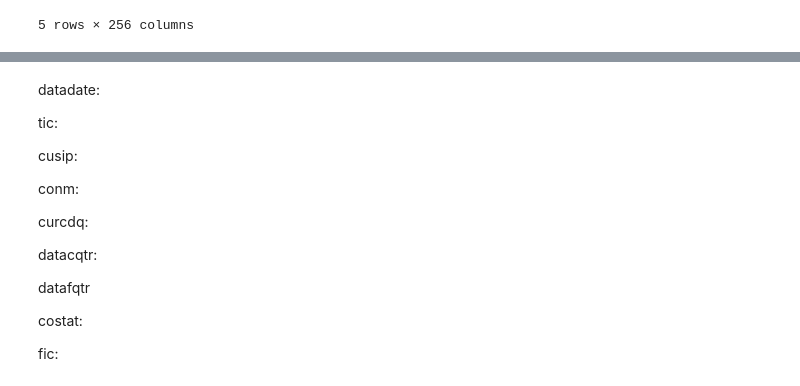
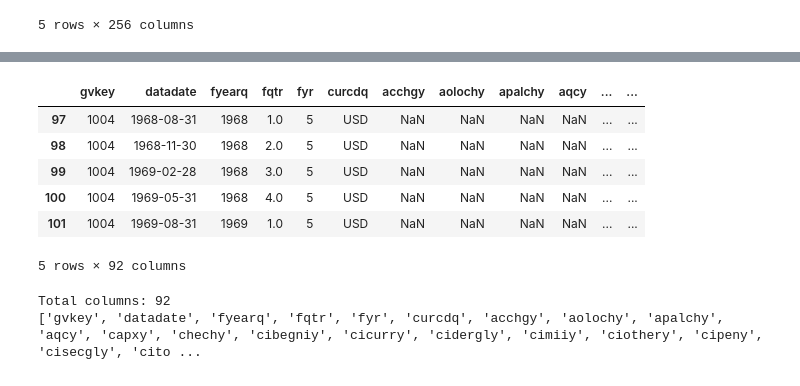
Before and after one commit to roccov/PnL-Machine, a Jupyter notebook: notebooks/compustat.ipynb, the cells around one changed output, grey strips where cells are left out. Drawn from its saved outputs; the diff is of its cells as text; code cells hidden in the pictures.

```diff
--- a/notebooks/compustat.ipynb
+++ b/notebooks/compustat.ipynb
@@ -87,13 +112,17 @@ Name: conm, dtype: object
 #Preliminary cleaning:
 
 #1) Keep only industrial firm (avoid distortion of classic ratio and consistency with benchmark studies as JKP)
-compustat = compustat[compustat['indfmt'] == 'INDL']
+compustat = compustat[compustat['indfmt'] == 'INDL'].drop(columns='indfmt')
+#Drop it
 
 #2) Keep only consolidated financial statement to avoid double counting
-compustat = compustat[compustat['consol'] == 'C']
+compustat = compustat[compustat['consol'] == 'C'].drop(columns='consol')
+#drop it
 
 #3) Keep only GAAP Standard format: Ensure consistency
-compustat = compustat[compustat['datafmt'] == 'STD']
+compustat = compustat[compustat['datafmt'] == 'STD'].drop(columns='datafmt')
+#drop it
+
 
 #4) Check if there are any duplicate  pair (gvkey, datadate):
 #A voir si on drop les duplicate keys -> Ca fou la merde dans le ML sinon on a quand meme 1550 lignes avec la clef dupliquée.
@@ -107,3 +136,7 @@ compustat['datadate'] = pd.to_datetime(compustat['datadate'])
 compustat = compustat.drop(columns=['tic','cusip','conm'])
 
 #8) Keep only active firms
+compustat = compustat[compustat['costat'] == 'A'].drop(columns='costat')
+
+#9) Drop datacqtr and  datafqtr (we apply 3 month conservative lag)  ON APPLIQUE OU PAS ( GIUS???)
+compustat = compustat.drop(columns=['datacqtr','datafqtr'])
@@ -185,12 +207,3 @@ print(counts)
 # %%
-
-def drop_nan_columns_by_threshold(df: pd.DataFrame, threshold: float) -> DataFrame:
-    """
-    Drop columns in `df` where the fraction of NaNs is greater than or equal to `threshold`.
-
-    """
-    na_frac = df.isna().mean()
-    cols_to_keep = na_frac[na_frac < threshold].index
-    return df.loc[:, cols_to_keep]
-
-drop_nan_columns_by_threshold(compustat,0.7)
+#Drop all the collumns with missing value >= 70%
+compustat = compustat.loc[:, compustat.isnull().mean(axis=0) <= 0.7]
@@ -338,18 +331,17 @@ datafqtr       object                                 [<class 'str'>]
-# %% [markdown]
-datadate:
-
-tic:
-
-cusip:
-
-conm:
-
-curcdq:
-
-datacqtr:
-
-datafqtr
-
-costat:
-
-fic:
+# %%
+compustat.head()
+# %% [output]
+|  | gvkey | datadate | fyearq | fqtr | fyr | curcdq | acchgy | aolochy | apalchy | aqcy | ... | ... |
+| 97 | 1004 | 1968-08-31 | 1968 | 1.0 | 5 | USD | NaN | NaN | NaN | NaN | ... | ... |
+| 98 | 1004 | 1968-11-30 | 1968 | 2.0 | 5 | USD | NaN | NaN | NaN | NaN | ... | ... |
+| 99 | 1004 | 1969-02-28 | 1968 | 3.0 | 5 | USD | NaN | NaN | NaN | NaN | ... | ... |
+| 100 | 1004 | 1969-05-31 | 1968 | 4.0 | 5 | USD | NaN | NaN | NaN | NaN | ... | ... |
+| 101 | 1004 | 1969-08-31 | 1969 | 1.0 | 5 | USD | NaN | NaN | NaN | NaN | ... | ... |
+5 rows × 92 columns
+# %%
+column_names = compustat.columns.tolist()
+print(f"Total columns: {len(column_names)}")
+print(column_names)
+# %% [output]
+Total columns: 92
+['gvkey', 'datadate', 'fyearq', 'fqtr', 'fyr', 'curcdq', 'acchgy', 'aolochy', 'apalchy', 'aqcy', 'capxy', 'chechy', 'cibegniy', 'cicurry', 'cidergly', 'cimiiy', 'ciothery', 'cipeny', 'cisecgly', 'cito ...
```
Also changed, not shown: parts of 20 cells of this notebook, 7 other files.
